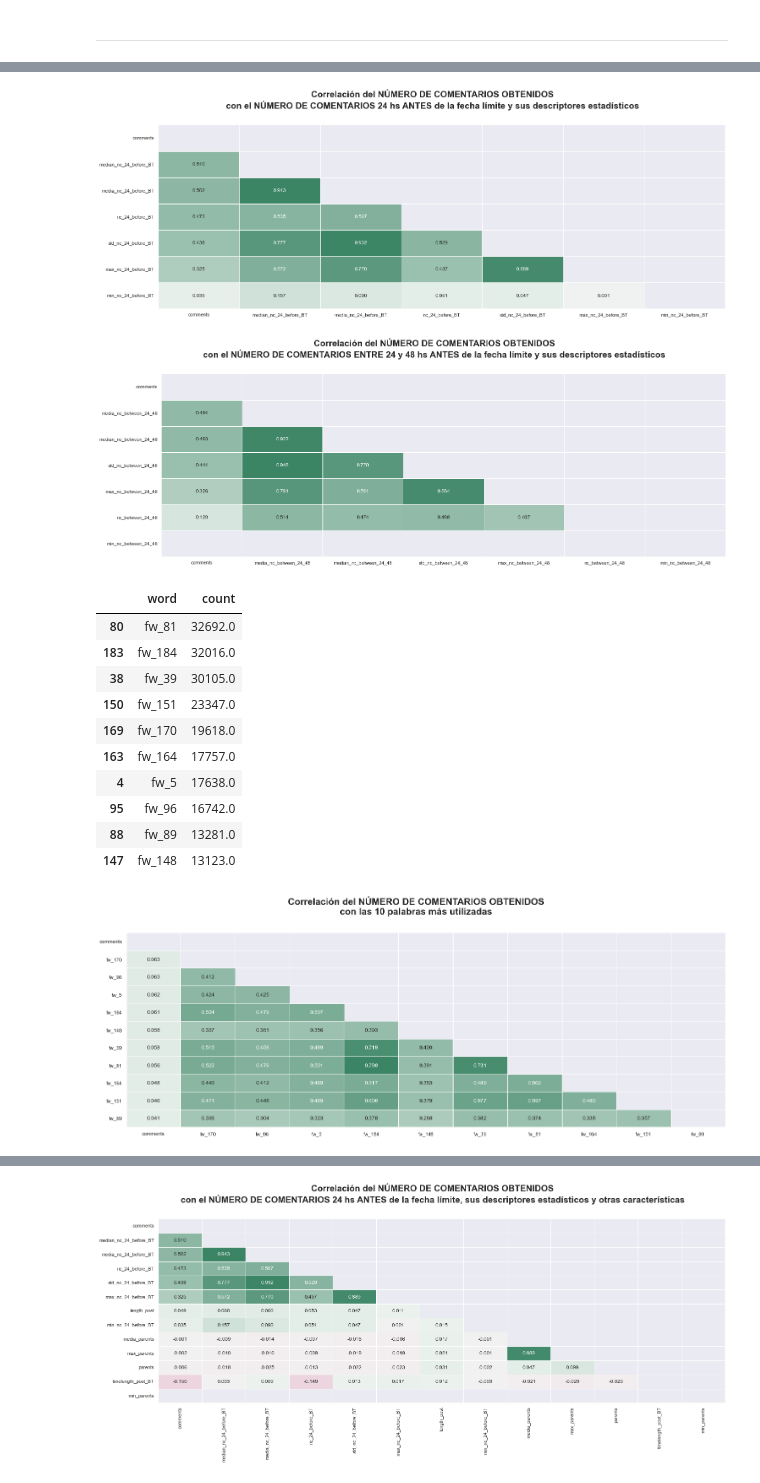
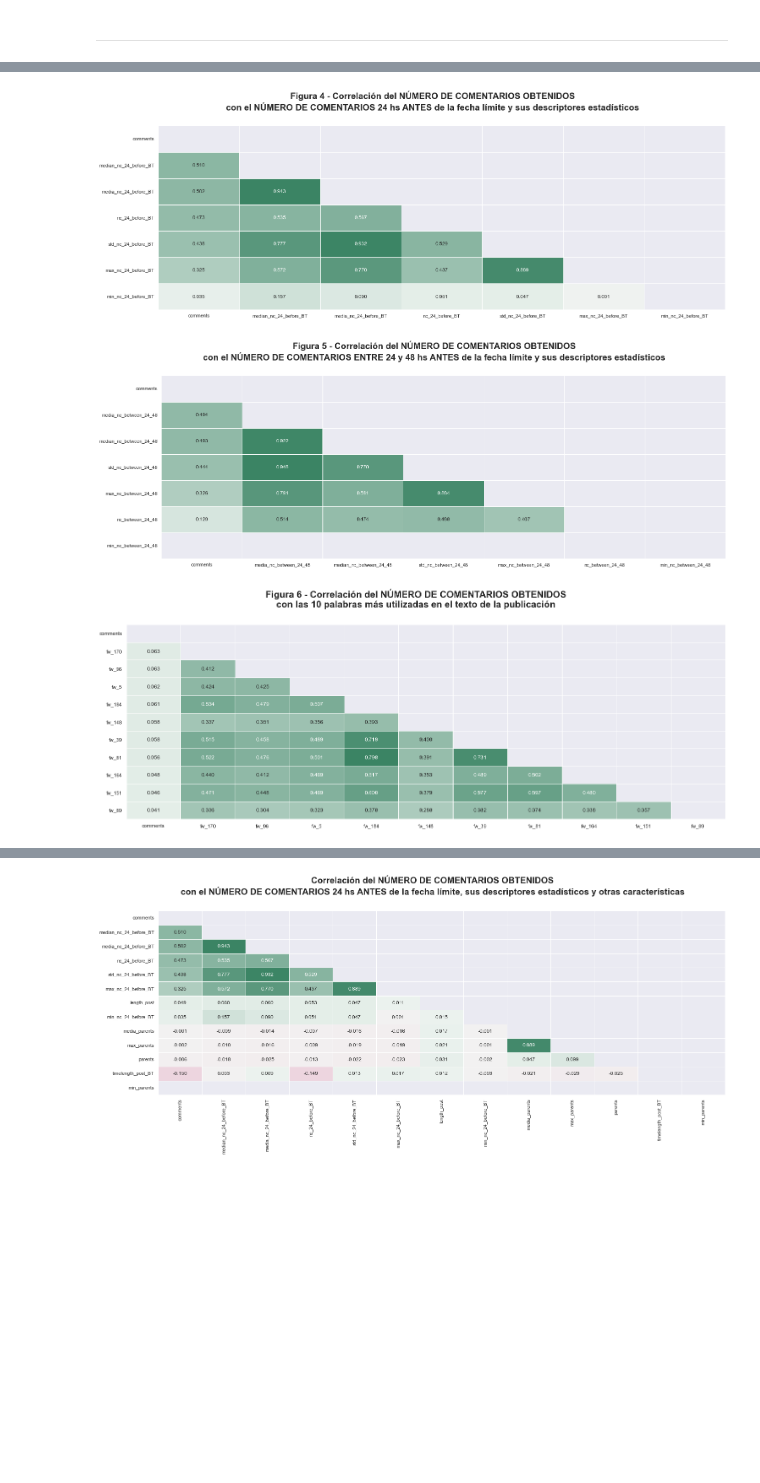
Before and after one commit to jtentor/DHDSFW, a Jupyter notebook: EDA_00.ipynb, the cells around one changed output, grey strips where cells are left out. Drawn from its saved outputs; the diff is of its cells as text; code cells hidden in the pictures; blank space fills up the shorter version.

```diff
--- a/EDA_00.ipynb
+++ b/EDA_00.ipynb
@@ -187,52 +190,46 @@ show_corr(data=data[labels['nc_total_before_BT'] + labels['sd_nc_total_before_BT
 # %%
 
 fig = set_figure(24, 8,
-                 suptitle='Correlación del NÚMERO DE COMENTARIOS OBTENIDOS' + '\n' + \
+                 suptitle='Figura 4' + ' - ' + \
+                 'Correlación del NÚMERO DE COMENTARIOS OBTENIDOS' + '\n' + \
                  'con el NÚMERO DE COMENTARIOS 24 hs ANTES de la fecha límite y sus descriptores estadísticos')
 show_corr(data=data[labels['nc_24_before_BT'] + labels['sd_nc_24_before_BT'] + [target]], target=target)
 # %% [output]
-[figure, old version]
+[figure, new version]
 # %%
 
 fig = set_figure(24, 8,
-                 suptitle='Correlación del NÚMERO DE COMENTARIOS OBTENIDOS' + '\n' + \
+                 suptitle='Figura 5' + ' - ' + \
+                 'Correlación del NÚMERO DE COMENTARIOS OBTENIDOS' + '\n' + \
                  'con el NÚMERO DE COMENTARIOS ENTRE 24 y 48 hs ANTES de la fecha límite y sus descriptores estadísticos')
 show_corr(data=data[labels['nc_between_24_48'] + labels['sd_nc_between_24_48'] + [target]], target=target)
 # %% [output]
-[figure, old version]
+[figure, new version]
 # %%
 
 def get_frequent_word_counts(data) :
     u'''
     '''
 
     result = pd.DataFrame(columns=['count'], data=data.sum() )
     result.reset_index(drop=False, inplace=True)
     result.rename(columns={'index' : 'word'}, inplace=True)
     result.sort_values(by='count', ascending=False, inplace=True)
 
     return result
 
 temp = get_frequent_word_counts(data[labels['frequent_word']])
-display(temp[:10])
+# display(temp[:10])
 
 first_10_words = list(temp['word'][:10])
 
-fig = set_figure(24, 8, suptitle='Correlación del NÚMERO DE COMENTARIOS OBTENIDOS\ncon las 10 palabras más utilizadas')
+fig = set_figure(24, 8,
+                 suptitle='Figura 6' + ' - ' + \
+                 'Correlación del NÚMERO DE COMENTARIOS OBTENIDOS' + '\n' + \
+                 'con las 10 palabras más utilizadas en el texto de la publicación')
 show_corr(data=data[first_10_words + [target]], target=target)
 # %% [output]
-|  | word | count |
-| 80 | fw_81 | 32692.0 |
-| 183 | fw_184 | 32016.0 |
-| 38 | fw_39 | 30105.0 |
-| 150 | fw_151 | 23347.0 |
-| 169 | fw_170 | 19618.0 |
-| 163 | fw_164 | 17757.0 |
-| 4 | fw_5 | 17638.0 |
-| 95 | fw_96 | 16742.0 |
-| 88 | fw_89 | 13281.0 |
-| 147 | fw_148 | 13123.0 |
-[figure, old version]
+[figure, new version]
 # %%
 
 fig = set_figure(24, 8,
```
Also changed, not shown: parts of 4 cells of this notebook, 2 other files.
